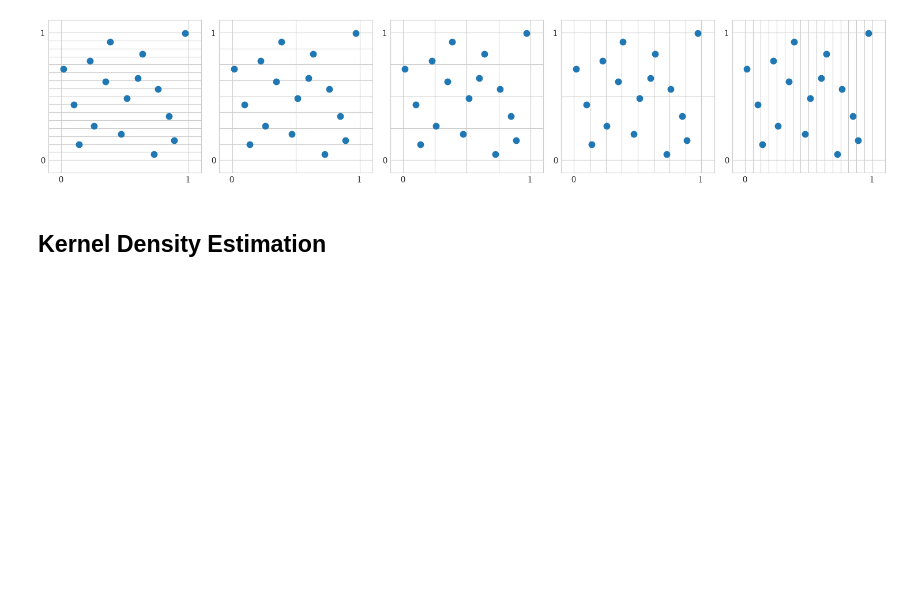
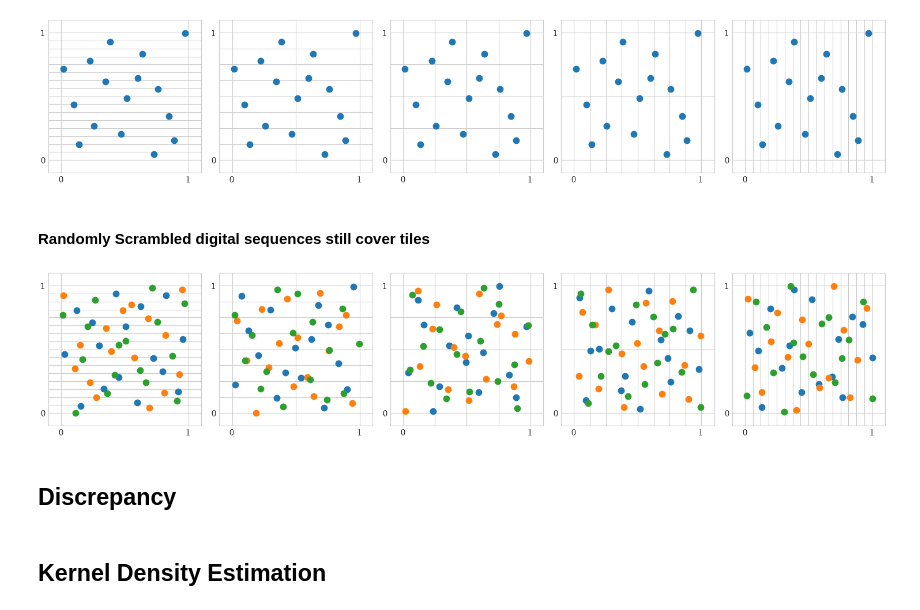
Before and after one commit to QMCSoftware/QMCSoftware, a Jupyter notebook: demos/talk_paper_demos/MCQMC2024Tutorial/MCQMC2024Tutorial.ipynb, the cells around one changed output. Cells and saved outputs as stored; diff of their text form; code cells hidden in the pictures; blank space fills up the shorter version.

```diff
--- a/demos/talk_paper_demos/MCQMC2024Tutorial/MCQMC2024Tutorial.ipynb
+++ b/demos/talk_paper_demos/MCQMC2024Tutorial/MCQMC2024Tutorial.ipynb
@@ -139,10 +141,3 @@ if savefigs:
 $$
 \vx_i = i \vh / n \ \pmod{1}, \qquad i = 0, \ldots, n-1
 $$
-# %%
-jj = 3
-kk = 10
-n = 16
-ovr_ctr = 5
-cond = (over_ctr < jj)  or ((jj == 3) & (kk < n-1))
-print(cond)
@@ -333,6 +328,40 @@ if savefigs:
         fig.savefig(figpath+f"{n:.0f}_sobol_sequence_d{d:.0f}."+imgfrmt,format=imgfrmt)
 # %% [output]
 [figure]
+# %% [markdown]
+#### __Randomly Scrambled__ digital sequences still cover tiles
+# %%
+n_plt = 5
+d = 2
+n = 2**(n_plt-1)
+fig, ax = plt.subplots(1,n_plt,figsize = (15,5))
+n_scr = 3
+for ii in range(n_plt):
+    ax[ii].set_xlim([-0.1, 1.1])
+    ax[ii].set_ylim([-0.1, 1.1])
+    xticklabels = [0]
+    for jj in range(2**ii-1):
+        xticklabels.append("")
+    xticklabels.append(1)
+    ax[ii].set_xticks(np.linspace(0,1,2**ii+1),xticklabels)
+    yticklabels = [0]
+    for jj in range(2**(n_plt-ii-1)-1):
+        yticklabels.append("")
+    yticklabels.append(1)
+    ax[ii].set_yticks(np.linspace(0,1,2**(n_plt-ii-1)+1),yticklabels)
+    ax[ii].set_aspect(1)
+    #ax[ii].grid(False)
+    for kk in range(n_scr):
+        x_sob = qp.Sobol(d).gen_samples(n)
+        ax[ii].plot(x_sob[:,0],x_sob[:,1],'.',color = color_cycle[kk], markersize = dot_size)
+
+#fig.text(0.55,0.95,f"Sobol $\\boldsymbol{{x}}_i = i ({h_gen[0]},{h_gen[1]})/{n} + \\boldsymbol{{\\Delta}} \\pmod{{1}}, \\quad i = 0, \\ldots, {n-1}$", ha = 'center', va = 'center', fontsize = 20)
+if savefigs:
+        fig.savefig(figpath+f"{n:.0f}_{kk}th_scrambled_sobol_sequence_d{d:.0f}."+imgfrmt,format=imgfrmt)
+# %% [output]
+[figure, added]
+# %% [markdown]
+## Discrepancy
 # %% [markdown]
 ## Kernel Density Estimation
 # %% [markdown]
```
Also changed, not shown: parts of 14 cells of this notebook.
